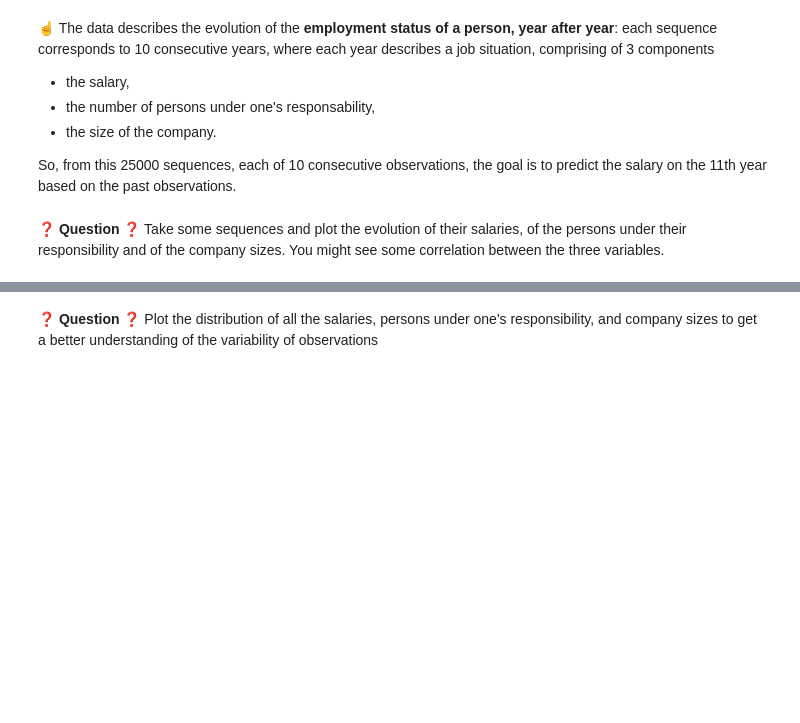
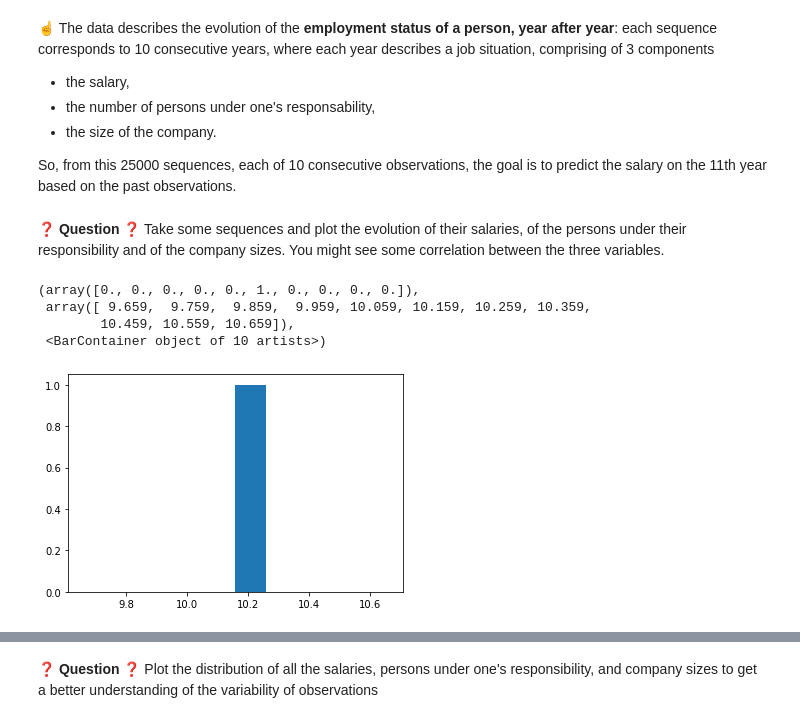
Before and after one commit to selmalopez/data-challenges, a Jupyter notebook: 06-Deep-Learning/04-Recurrent-Neural-Networks/01-Your-first-RNN/your_first_rnn.ipynb, the cells around one changed output, grey strips where cells are left out. Saved outputs shown, nothing was run; the diff lists cells and outputs as text; code cells hidden in the pictures; blank space fills up the shorter version.

```diff
--- a/06-Deep-Learning/04-Recurrent-Neural-Networks/01-Your-first-RNN/your_first_rnn.ipynb
+++ b/06-Deep-Learning/04-Recurrent-Neural-Networks/01-Your-first-RNN/your_first_rnn.ipynb
@@ -37,2 +55,9 @@ So, from this 25000 sequences, each of 10 consecutive observations, the goal is
 # %%
 # YOUR CODE HERE
+plt.hist(y[5])
+# %% [output]
+(array([0., 0., 0., 0., 0., 1., 0., 0., 0., 0.]),
+ array([ 9.659,  9.759,  9.859,  9.959, 10.059, 10.159, 10.259, 10.359,
+        10.459, 10.559, 10.659]),
+ <BarContainer object of 10 artists>)
+[figure, added]
```
Also changed, not shown: parts of 30 cells of this notebook.
